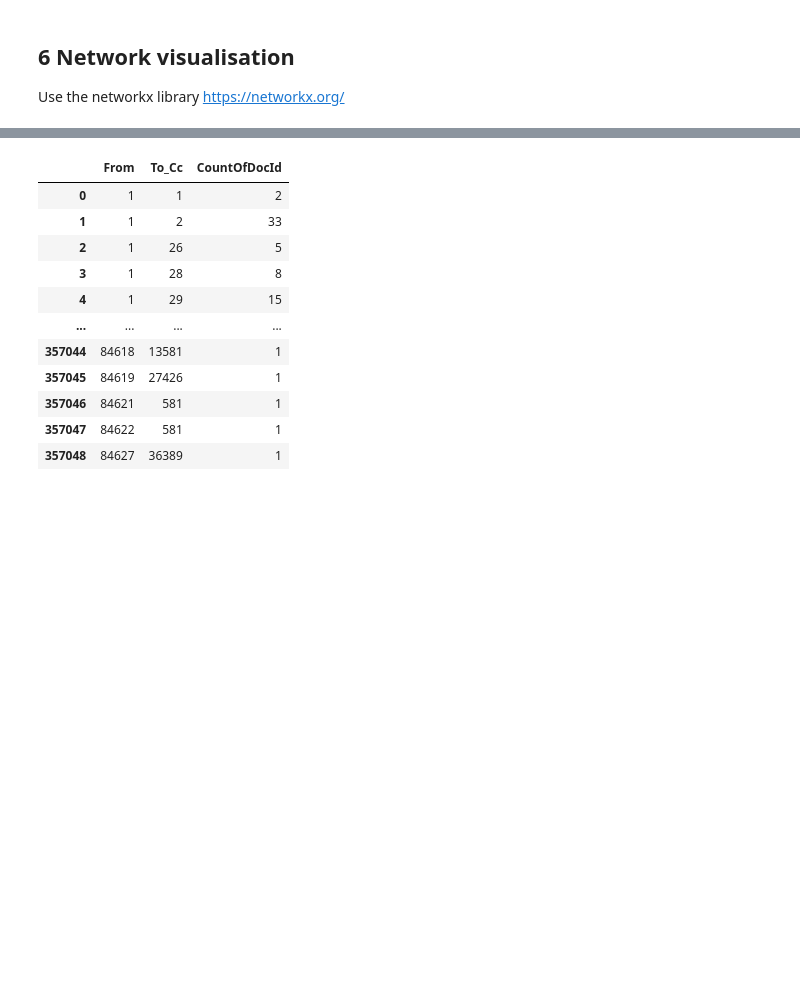
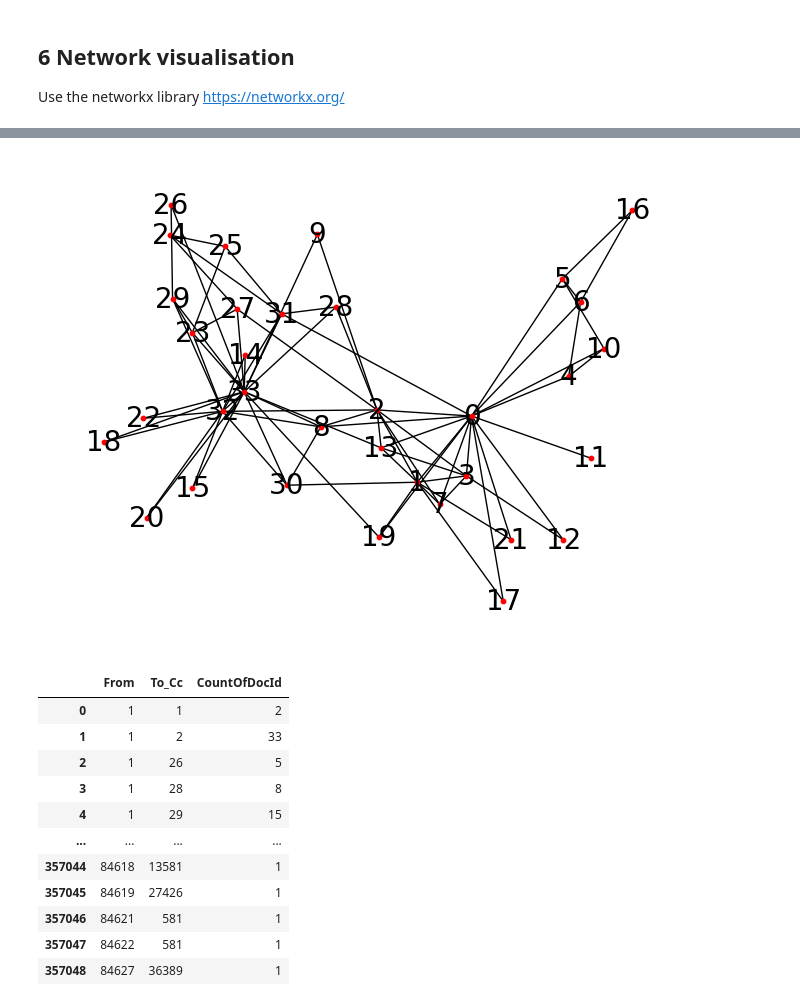
Before and after one commit to HansHenseler/masdav2023, a Jupyter notebook: Part_7_Email_analytics_and_visualisation.ipynb, the cells around one changed output, grey strips where cells are left out. Drawn from its saved outputs; the diff is of its cells as text; code cells hidden in the pictures; blank space fills up the shorter version.

Commit message:
Improved example 6 with Network examples

```diff
--- a/Part_7_Email_analytics_and_visualisation.ipynb
+++ b/Part_7_Email_analytics_and_visualisation.ipynb
@@ -223,3 +223,12 @@ nx.draw_networkx(Gk,node_size=10,node_color='red',with_labels=True,font_size=20)
+# %%
+# More networkx visualisations (see https://networkx.org/documentation/stable/reference/drawing.html)
+
+nx.draw(Gk, pos=nx.fruchterman_reingold_layout(Gk), node_size=10,node_color='red',with_labels=True,font_size=20)
+#nx.draw(Gk, pos=nx.spring_layout(Gk), node_size=10,node_color='red',with_labels=True,font_size=20)
+#nx.draw_spectral(Gk,node_size=10,node_color='red',with_labels=True,font_size=2)
+#nx.draw_circular(Gk,node_size=10,node_color='red',with_labels=True,font_size=20)
+# %% [output]
+[figure, added]
 # %%
 # Let's try on our email data
 # See https://networkx.org/documentation/stable/reference/convert.html
```
Also changed, not shown: parts of 13 cells of this notebook.
